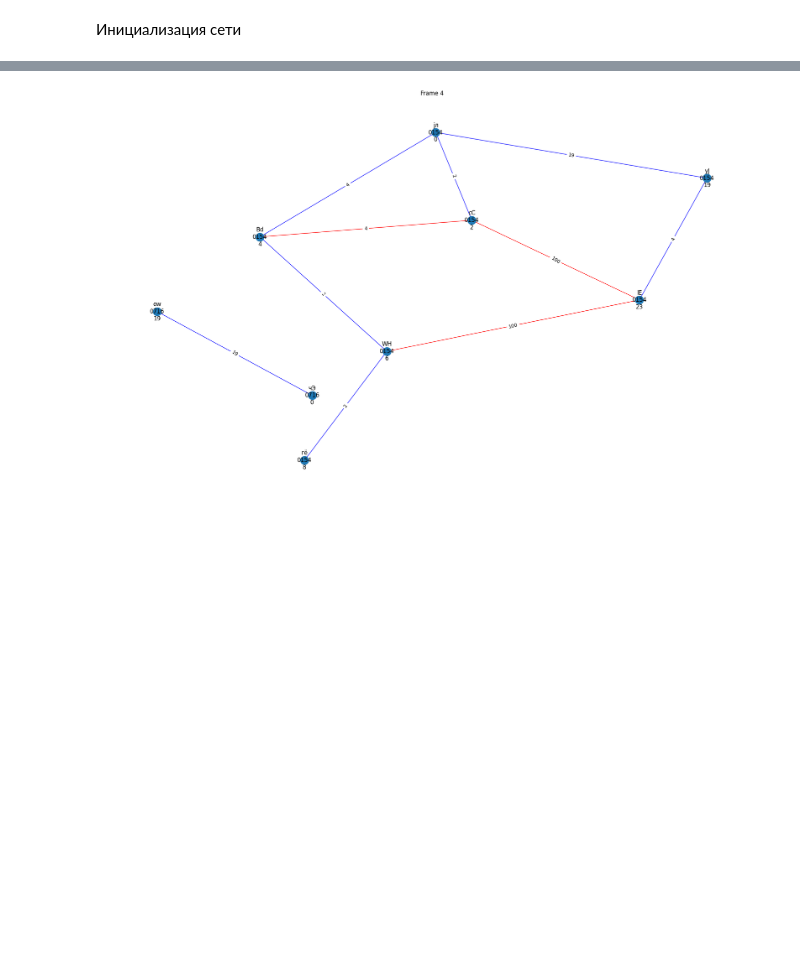
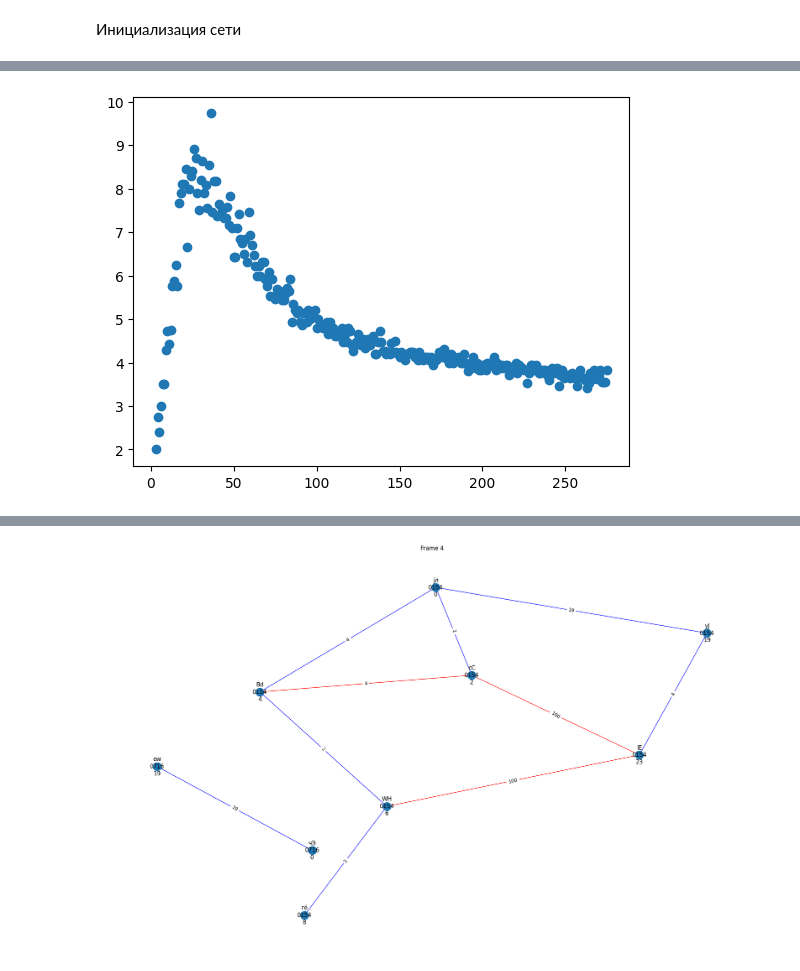
Before and after one commit to Artemmakanov/networks, a Jupyter notebook: modelling.ipynb, the cells around one changed output, grey strips where cells are left out. Saved outputs shown, nothing was run; the diff lists cells and outputs as text; code cells hidden in the pictures; blank space fills up the shorter version.

```diff
--- a/modelling.ipynb
+++ b/modelling.ipynb
@@ -43,0 +66,13 @@ KeyboardInterrupt:
+# %%
+n = 24
+
+
+X = list(struct_def[n].keys())
+y = []
+for p in struct_def[n].keys():
+    y += [struct_def[n][p]]
+
+plt.scatter(X, y)
+plt.show()
+# %% [output]
+[figure, added]
```
Also changed, not shown: parts of 8 cells of this notebook, 4 other files.
